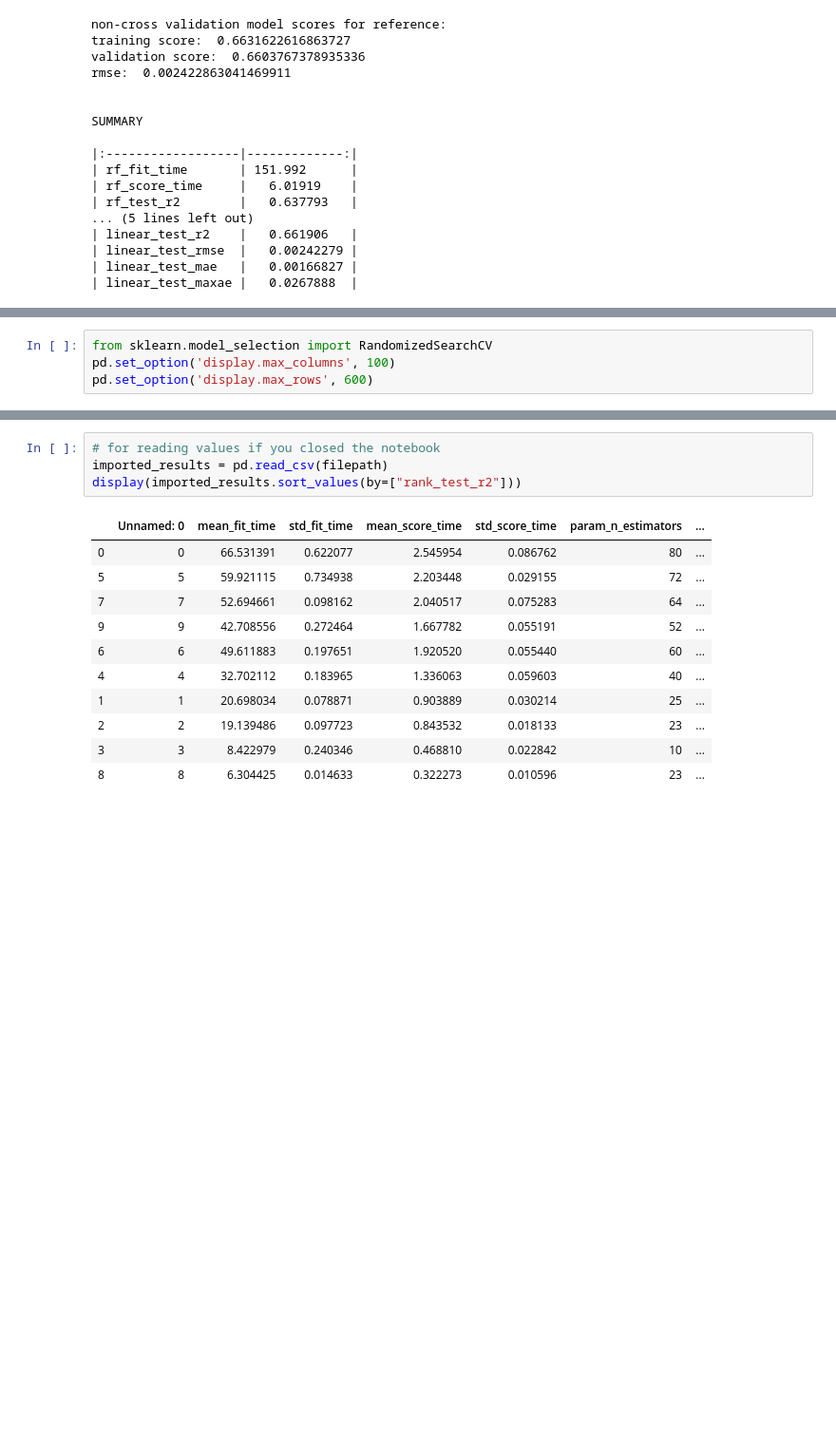
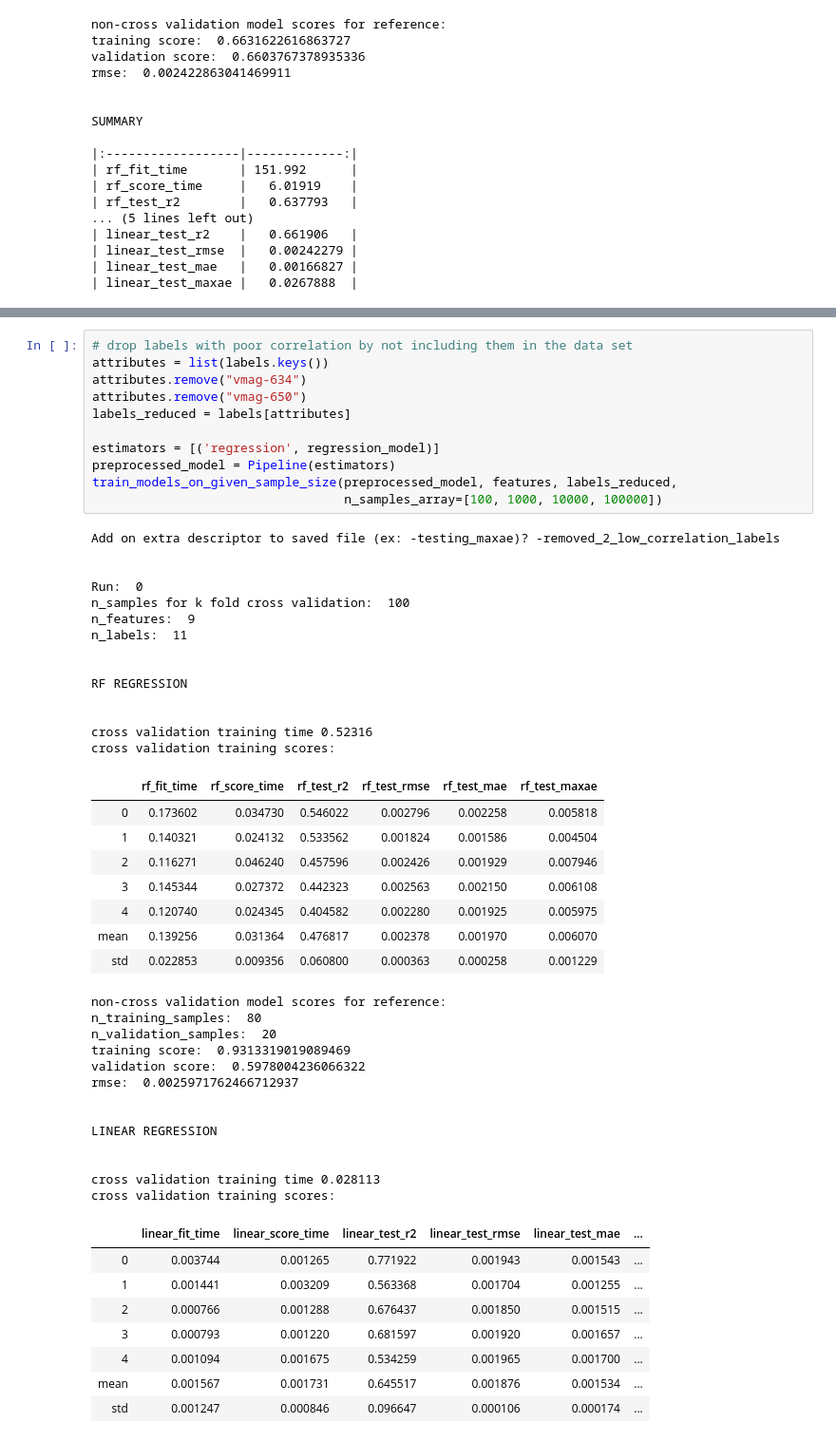
Before and after one commit to mbardwell/masters-simapprox, a Jupyter notebook: smart-sim/simhandler/ieee-13_approximating-with-RF_gaussiansamples.ipynb, the cells around one changed output, grey strips where cells are left out. Shown at 95% size. Drawn from its saved outputs; the diff is of its cells as text; blank space fills up the shorter version.

Commit message:
Add preprocessing results from remove-2-uncorrelated-labels test

```diff
--- a/smart-sim/simhandler/ieee-13_approximating-with-RF_gaussiansamples.ipynb
+++ b/smart-sim/simhandler/ieee-13_approximating-with-RF_gaussiansamples.ipynb
@@ -1041,4 +1046,0 @@ cross validation training scores:
-# %%
-from sklearn.model_selection import RandomizedSearchCV
-pd.set_option('display.max_columns', 100)
-pd.set_option('display.max_rows', 600)
@@ -1095,16 +1047,55 @@ Saving to  ../../pypsa/examples/ieee-13//ieee-13-with-load-gen-uniform-data-1000
-# %%
-# for reading values if you closed the notebook
-imported_results = pd.read_csv(filepath)
-display(imported_results.sort_values(by=["rank_test_r2"]))
-# %% [output]
-|  | Unnamed: 0 | mean_fit_time | std_fit_time | mean_score_time | std_score_time | param_n_estimators | ... |
-| 0 | 0 | 66.531391 | 0.622077 | 2.545954 | 0.086762 | 80 | ... |
-| 5 | 5 | 59.921115 | 0.734938 | 2.203448 | 0.029155 | 72 | ... |
-| 7 | 7 | 52.694661 | 0.098162 | 2.040517 | 0.075283 | 64 | ... |
-| 9 | 9 | 42.708556 | 0.272464 | 1.667782 | 0.055191 | 52 | ... |
-| 6 | 6 | 49.611883 | 0.197651 | 1.920520 | 0.055440 | 60 | ... |
-| 4 | 4 | 32.702112 | 0.183965 | 1.336063 | 0.059603 | 40 | ... |
-| 1 | 1 | 20.698034 | 0.078871 | 0.903889 | 0.030214 | 25 | ... |
-| 2 | 2 | 19.139486 | 0.097723 | 0.843532 | 0.018133 | 23 | ... |
-| 3 | 3 | 8.422979 | 0.240346 | 0.468810 | 0.022842 | 10 | ... |
-| 8 | 8 | 6.304425 | 0.014633 | 0.322273 | 0.010596 | 23 | ... |
+# %%
+# drop labels with poor correlation by not including them in the data set
+attributes = list(labels.keys())
+attributes.remove("vmag-634")
+attributes.remove("vmag-650")
+labels_reduced = labels[attributes]
+
+estimators = [('regression', regression_model)]
+preprocessed_model = Pipeline(estimators)
+train_models_on_given_sample_size(preprocessed_model, features, labels_reduced,
+                                  n_samples_array=[100, 1000, 10000, 100000])
+# %% [output]
+Add on extra descriptor to saved file (ex: -testing_maxae)? -removed_2_low_correlation_labels
+
+
+Run:  0
+n_samples for k fold cross validation:  100
+n_features:  9
+n_labels:  11
+
+
+RF REGRESSION
+
+
+cross validation training time 0.52316
+cross validation training scores:
+|  | rf_fit_time | rf_score_time | rf_test_r2 | rf_test_rmse | rf_test_mae | rf_test_maxae |
+| 0 | 0.173602 | 0.034730 | 0.546022 | 0.002796 | 0.002258 | 0.005818 |
+| 1 | 0.140321 | 0.024132 | 0.533562 | 0.001824 | 0.001586 | 0.004504 |
+| 2 | 0.116271 | 0.046240 | 0.457596 | 0.002426 | 0.001929 | 0.007946 |
+| 3 | 0.145344 | 0.027372 | 0.442323 | 0.002563 | 0.002150 | 0.006108 |
+| 4 | 0.120740 | 0.024345 | 0.404582 | 0.002280 | 0.001925 | 0.005975 |
+| mean | 0.139256 | 0.031364 | 0.476817 | 0.002378 | 0.001970 | 0.006070 |
+| std | 0.022853 | 0.009356 | 0.060800 | 0.000363 | 0.000258 | 0.001229 |
+non-cross validation model scores for reference:
+n_training_samples:  80
+n_validation_samples:  20
+training score:  0.9313319019089469
+validation score:  0.5978004236066322
+rmse:  0.0025971762466712937
+
+
+LINEAR REGRESSION
+
+
+cross validation training time 0.028113
+cross validation training scores:
+|  | linear_fit_time | linear_score_time | linear_test_r2 | linear_test_rmse | linear_test_mae | ... |
+| 0 | 0.003744 | 0.001265 | 0.771922 | 0.001943 | 0.001543 | ... |
+| 1 | 0.001441 | 0.003209 | 0.563368 | 0.001704 | 0.001255 | ... |
+| 2 | 0.000766 | 0.001288 | 0.676437 | 0.001850 | 0.001515 | ... |
+| 3 | 0.000793 | 0.001220 | 0.681597 | 0.001920 | 0.001657 | ... |
+| 4 | 0.001094 | 0.001675 | 0.534259 | 0.001965 | 0.001700 | ... |
+| mean | 0.001567 | 0.001731 | 0.645517 | 0.001876 | 0.001534 | ... |
+| std | 0.001247 | 0.000846 | 0.096647 | 0.000106 | 0.000174 | ... |
```
Also changed, not shown: parts of 8 cells of this notebook, 5 other files.
